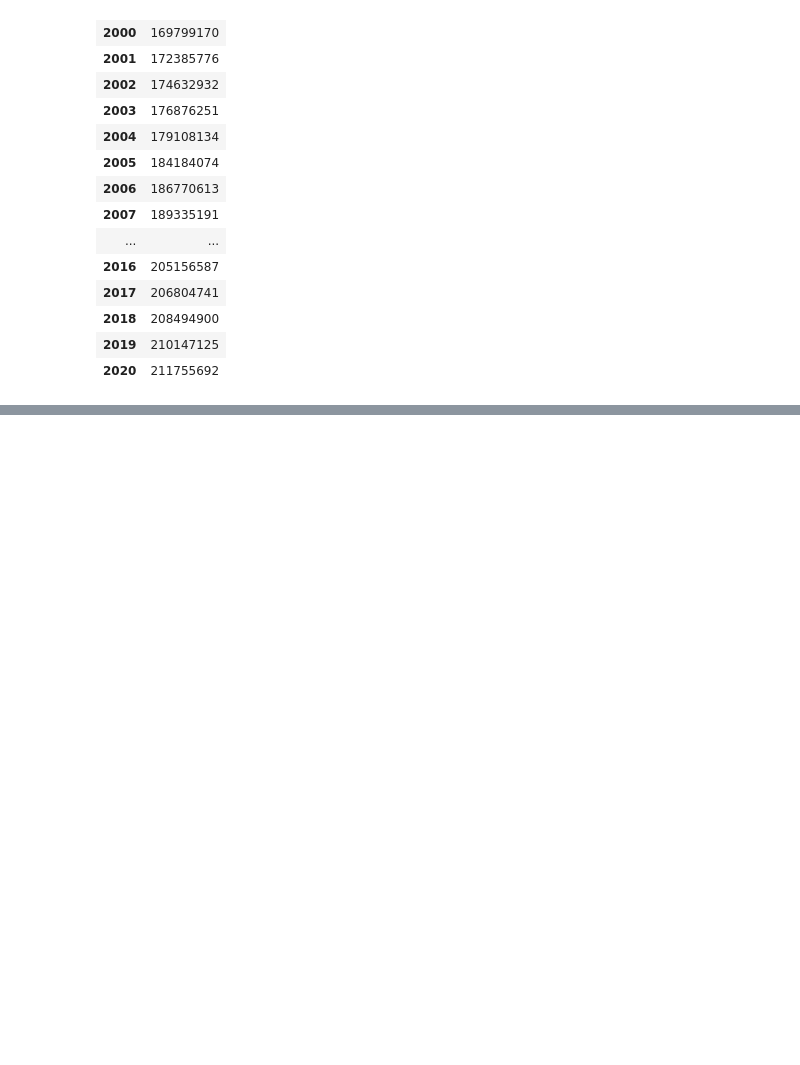
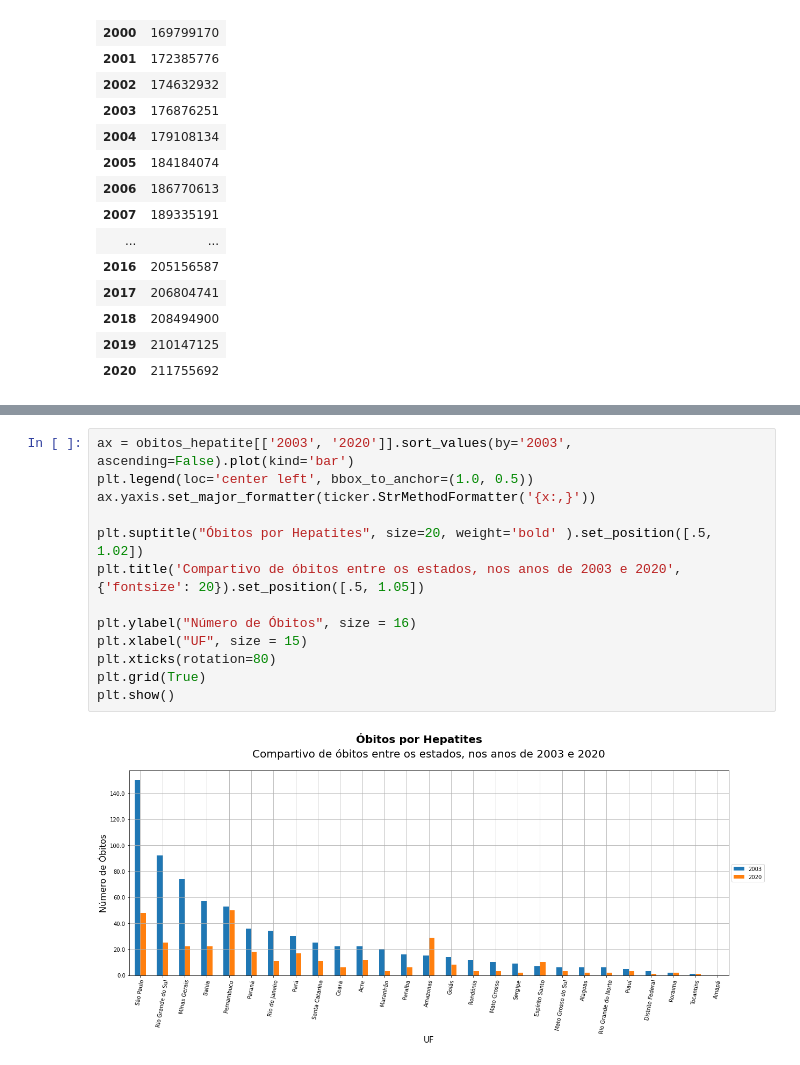
Before and after one commit to LucasAlbFar/analise_dados_hepatite_brasil, a Jupyter notebook: notebooks/main.ipynb, the cells around one changed output, grey strips where cells are left out. Saved outputs shown, nothing was run; the diff lists cells and outputs as text; blank space fills up the shorter version.

```diff
--- a/notebooks/main.ipynb
+++ b/notebooks/main.ipynb
@@ -430,0 +434,15 @@ total_populaco_por_ano
+# %%
+ax = obitos_hepatite[['2003', '2020']].sort_values(by='2003', ascending=False).plot(kind='bar')
+plt.legend(loc='center left', bbox_to_anchor=(1.0, 0.5))
+ax.yaxis.set_major_formatter(ticker.StrMethodFormatter('{x:,}'))
+
+plt.suptitle("Óbitos por Hepatites", size=20, weight='bold' ).set_position([.5, 1.02])
+plt.title('Compartivo de óbitos entre os estados, nos anos de 2003 e 2020',{'fontsize': 20}).set_position([.5, 1.05])
+
+plt.ylabel("Número de Óbitos", size = 16)
+plt.xlabel("UF", size = 15)
+plt.xticks(rotation=80)
+plt.grid(True)
+plt.show()
+# %% [output]
+[figure, added]
```
Also changed, not shown: parts of 12 cells of this notebook.
